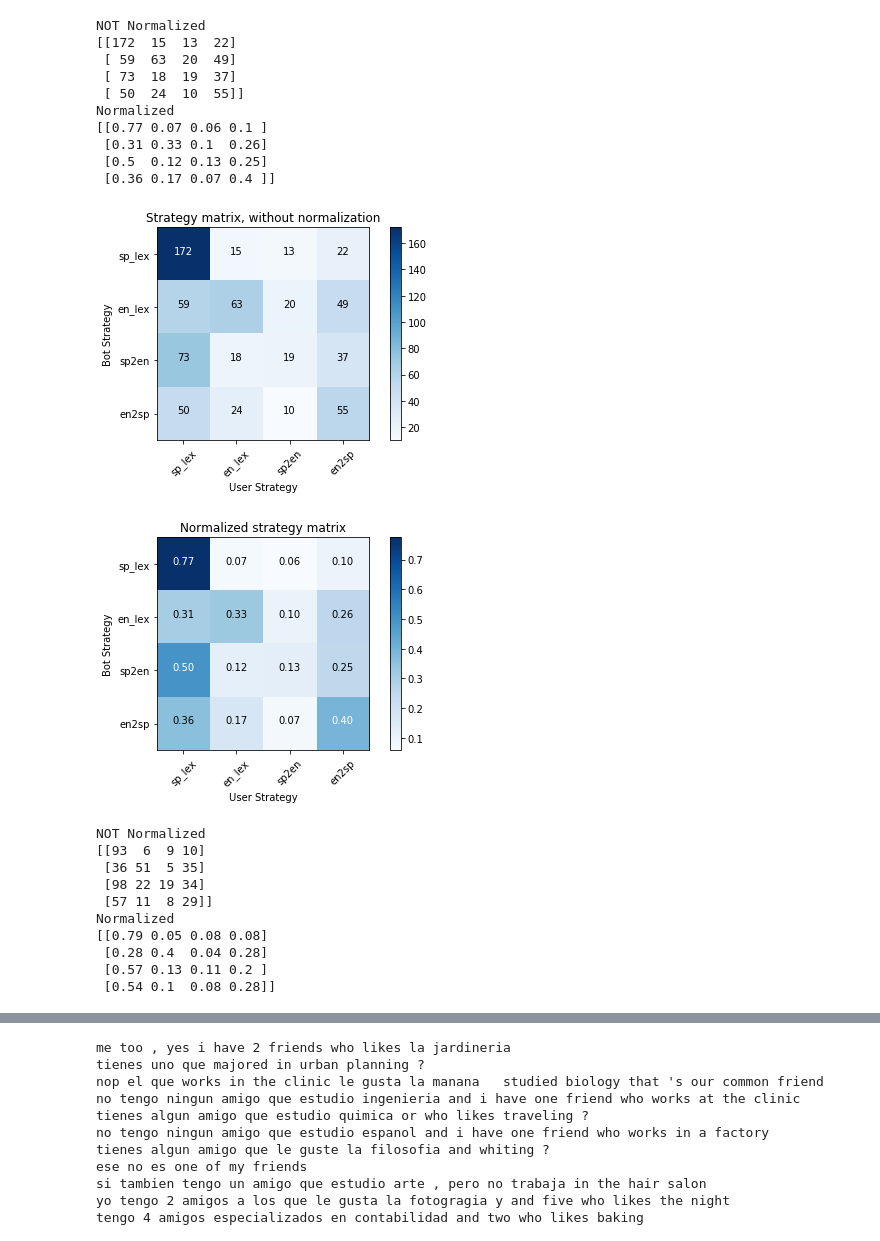
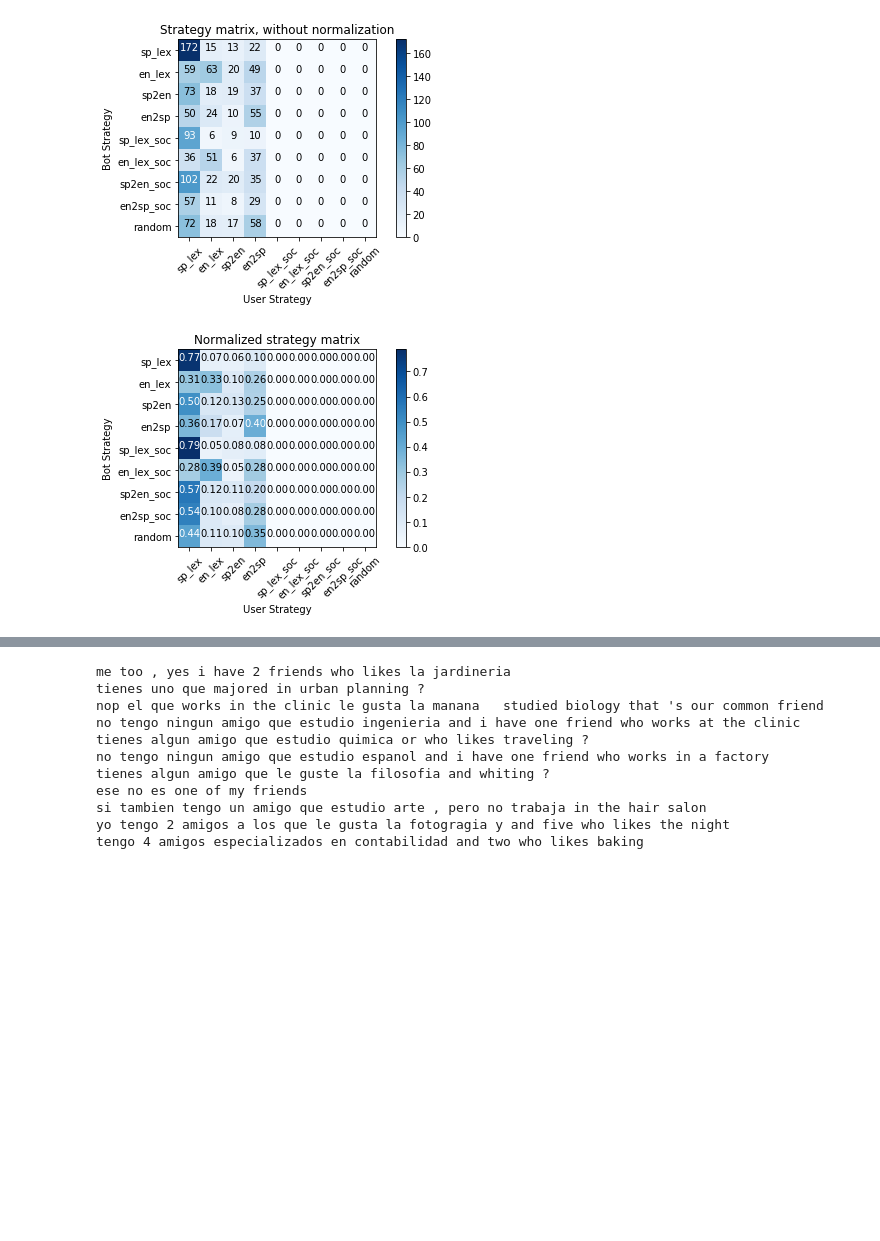
Before and after one commit to emilyahn/codemix, a Jupyter notebook: cocoa_metrics.ipynb, the cells around one changed output, grey strips where cells are left out. Cells and saved outputs as stored; diff of their text form; code cells hidden in the pictures; blank space fills up the shorter version.

```diff
--- a/cocoa_metrics.ipynb
+++ b/cocoa_metrics.ipynb
@@ -6,9 +6,12 @@ import itertools
 from collections import defaultdict
 # %%
 from src import calc_cocoa as cc
+reload(cc)
 
-orig_data = cc.load_all_data('src/files_list.txt')
+orig_data = cc.load_all_data('src/files_list_auto.txt')
+fix_data = cc.load_all_data('src/files_list_fix.txt')
 style2chat_dict = cc.get_style2chat(orig_data)
+fix_style2chat_dict = cc.get_style2chat(fix_data)
 # %% [output]
 read all qual tsvs
 read all chat jsons
@@ -49,26 +136,8 @@ i idx           0.25    0.23    0.25    0.28    0.25    0.24    0.26    0.24
 # %%
-cc.viz_cm_style(all_data, is_social=False)
-cc.viz_cm_style(all_data, is_social=True)
+# cc.viz_cm_style(all_data, is_social=False)
+# cc.viz_cm_style(all_data, is_social=True)
+cc.viz_cm_style(all_data, is_social=2)
+# cc.viz_cm_style(all_data, is_social=1)
 # %% [output]
-NOT Normalized
-[[172  15  13  22]
- [ 59  63  20  49]
- [ 73  18  19  37]
- [ 50  24  10  55]]
-Normalized
-[[0.77 0.07 0.06 0.1 ]
- [0.31 0.33 0.1  0.26]
- [0.5  0.12 0.13 0.25]
- [0.36 0.17 0.07 0.4 ]]
-[figure, old version]
+[figure, new version]
-[figure, old version]
+[figure, new version]
-NOT Normalized
-[[93  6  9 10]
- [36 51  5 35]
- [98 22 19 34]
- [57 11  8 29]]
-Normalized
-[[0.79 0.05 0.08 0.08]
- [0.28 0.4  0.04 0.28]
- [0.57 0.13 0.11 0.2 ]
- [0.54 0.1  0.08 0.28]]
```
Also changed, not shown: parts of 25 cells of this notebook, 6 other files.
